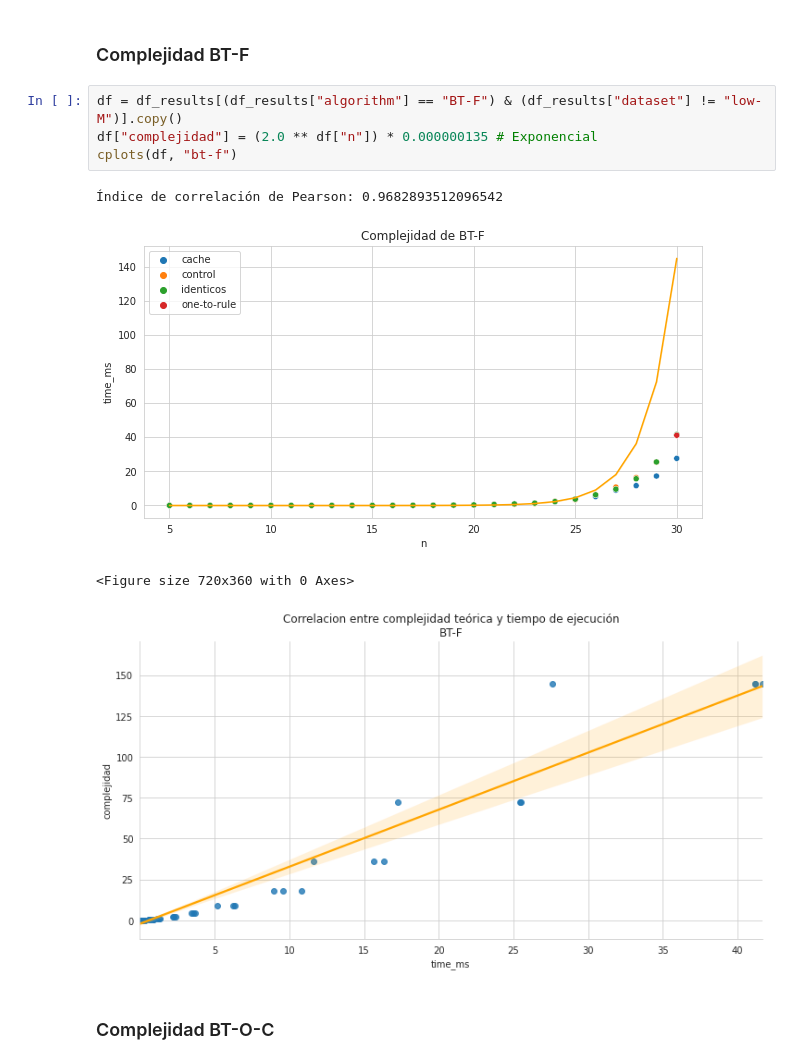
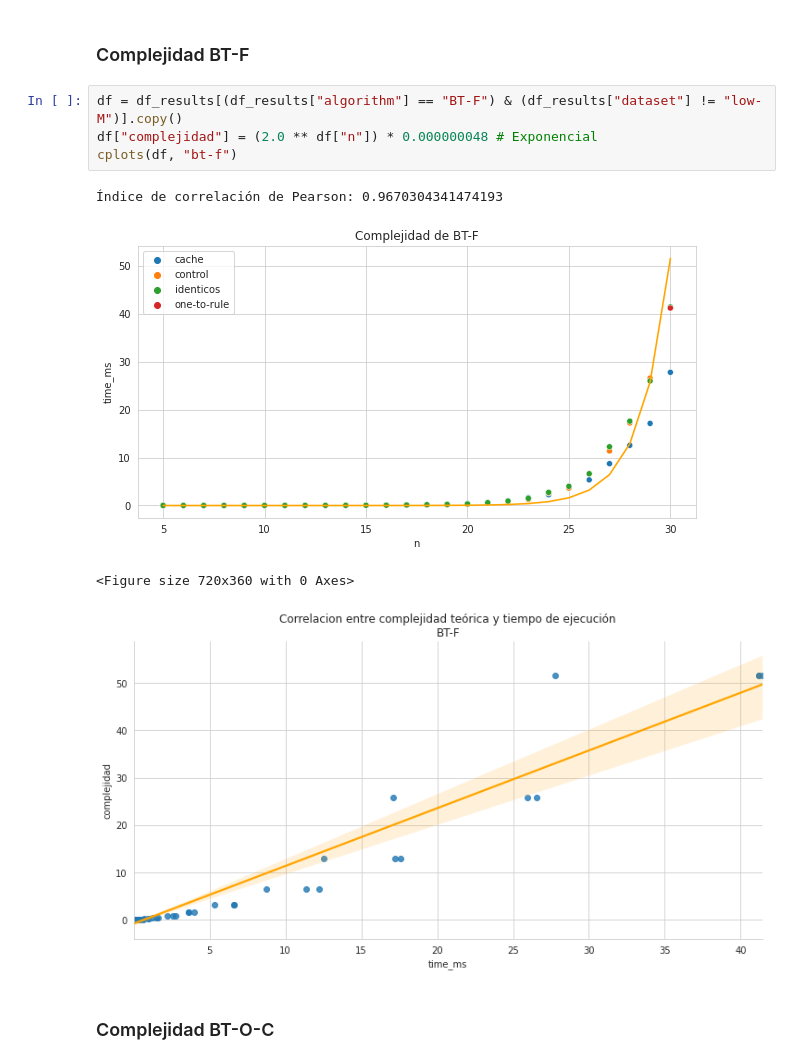
Before and after one commit to mnPanic/algo3-tp1, a Jupyter notebook: jupyter/analisis.ipynb, the cells around one changed output. Cells and saved outputs as stored; diff of their text form.

```diff
--- a/jupyter/analisis.ipynb
+++ b/jupyter/analisis.ipynb
@@ -117,13 +98,13 @@ def cplots(df, alg, group=True):
 ### Complejidad BT-F
 # %%
 df = df_results[(df_results["algorithm"] == "BT-F") & (df_results["dataset"] != "low-M")].copy()
-df["complejidad"] = (2.0 ** df["n"]) * 0.000000135 # Exponencial
+df["complejidad"] = (2.0 ** df["n"]) * 0.000000048 # Exponencial
 cplots(df, "bt-f")
 # %% [output]
-Índice de correlación de Pearson: 0.9682893512096542
+Índice de correlación de Pearson: 0.9670304341474193
-[figure, old version]
+[figure, new version]
 <Figure size 720x360 with 0 Axes>
-[figure, old version]
+[figure, new version]
 # %% [markdown]
 ### Complejidad BT-O-C
 # %%
```
Also changed, not shown: parts of 26 cells of this notebook, 28 other files.
